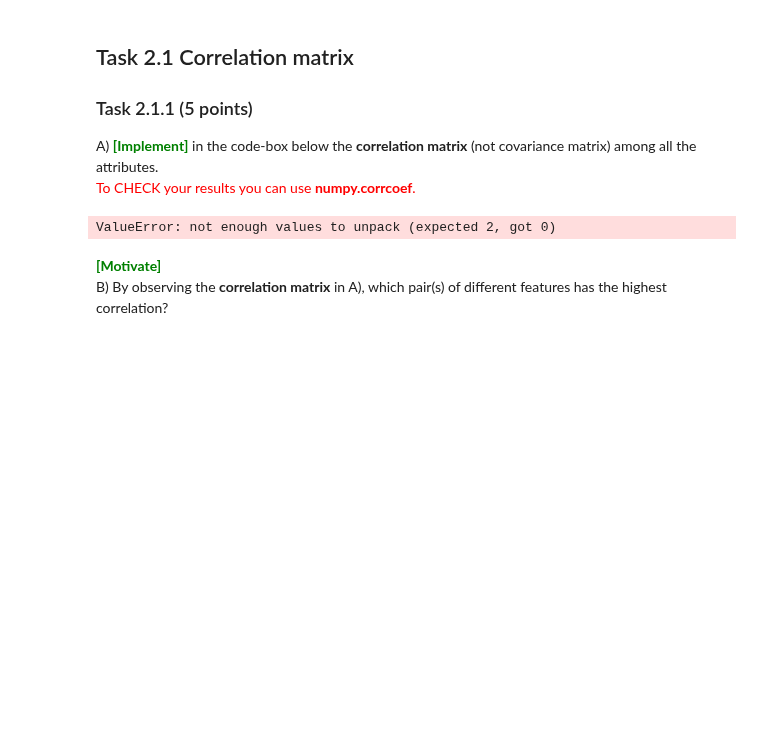
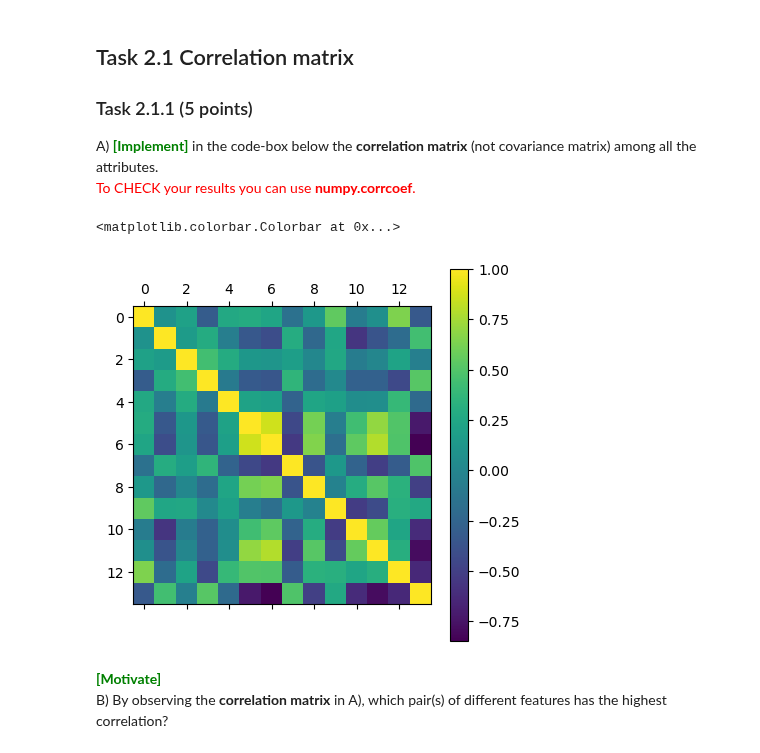
Before and after one commit to garlicxd/dm2025-group-7, a Jupyter notebook: handins/handin1.ipynb, the cells around one changed output. Cells and saved outputs as stored; diff of their text form; code cells hidden in the pictures; blank space fills up the shorter version.

```diff
--- a/handins/handin1.ipynb
+++ b/handins/handin1.ipynb
@@ -499,19 +549,39 @@ A) <span style='color: green'>**\[Implement\]**</span> in the code-box below the
 # %%
 def correlation_matrix(X):
     corr = None
     # YOUR CODE HERE
+    n,d = np.shape(X)
+    corr = np.zeros((d,d))
+    for i in range(d):
+        for j in range(d):
+            sample_covariance_ij = np.mean((X[:, i] - np.mean(X[:, i])) * (X[:, j] - np.mean(X[:, j])))
+            sample_variance_i = np.mean((X[:, i] - np.mean(X[:, i])) ** 2)
+            sample_variance_j = np.mean((X[:, j] - np.mean(X[:, j])) ** 2)
+            sample_correlation_i = sample_covariance_ij / np.sqrt((sample_variance_i) * (sample_variance_j))
+            corr[i,j] = sample_correlation_i
+    # YOUR CODE HERE
+    return corr
 
 
+def existing_correlation_calculus(X):
+    corr = None
+    corr = np.corrcoef(X, rowvar=False)
+    return corr
 
-    # YOUR CODE HERE
-    return corr
+
+corr_manual = correlation_matrix(X)
+corr_numpy = existing_correlation_calculus(X)
+
+#print("Difference is of ", np.abs(corr_manual - corr_numpy))  # Should be close to zero
+
 
 X = data_np
 Corr = correlation_matrix(X)
 plt.matshow(Corr)
 plt.colorbar()
 # %% [output]
-ValueError: not enough values to unpack (expected 2, got 0)
+<matplotlib.colorbar.Colorbar at 0x...>
+[figure, added]
 # %% [markdown]
 <span style='color: green'>**\[Motivate\]**</span><br>
 B) By observing the  **correlation matrix** in A), which pair(s) of different features has the highest correlation?
```
Also changed, not shown: parts of 10 cells of this notebook.
